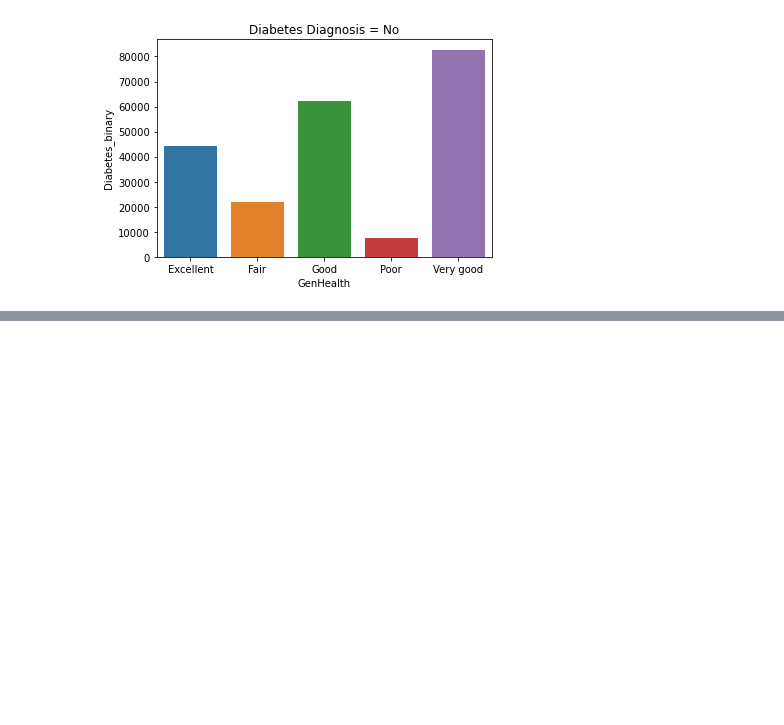
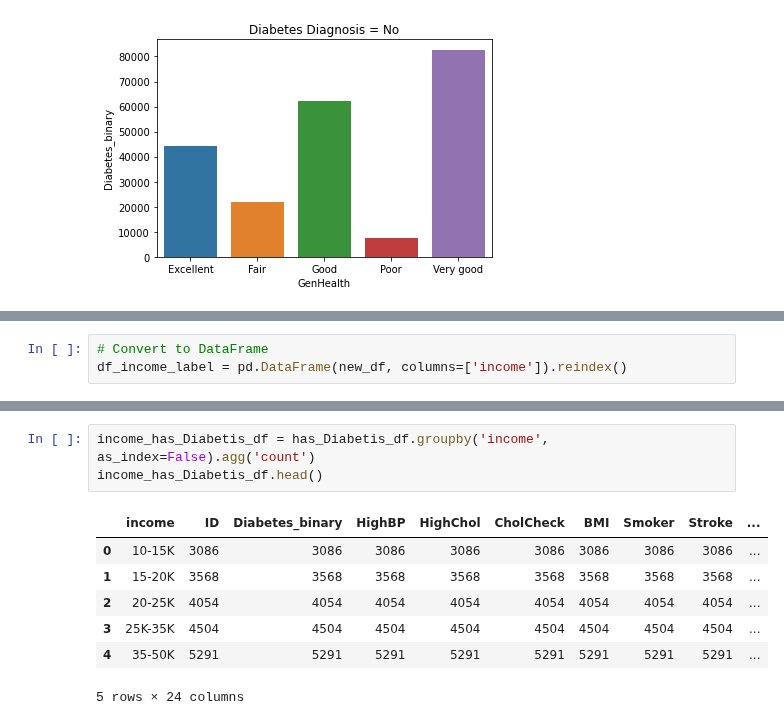
Before and after one commit to yourexodus/capstone_CDC, a Jupyter notebook: Feature_Engineering.ipynb, the cells around one changed output, grey strips where cells are left out. Cells and saved outputs as stored; diff of their text form; blank space fills up the shorter version.

```diff
--- a/Feature_Engineering.ipynb
+++ b/Feature_Engineering.ipynb
@@ -175,0 +214,3 @@ plt.show()
+# %%
+# Convert to DataFrame
+df_income_label = pd.DataFrame(new_df, columns=['income']).reindex()
@@ -175,0 +266,11 @@ plt.show()
+# %%
+income_has_Diabetis_df = has_Diabetis_df.groupby('income', as_index=False).agg('count')
+income_has_Diabetis_df.head()
+# %% [output]
+|  | income | ID | Diabetes_binary | HighBP | HighChol | CholCheck | BMI | Smoker | Stroke | ... |
+| 0 | 10-15K | 3086 | 3086 | 3086 | 3086 | 3086 | 3086 | 3086 | 3086 | ... |
+| 1 | 15-20K | 3568 | 3568 | 3568 | 3568 | 3568 | 3568 | 3568 | 3568 | ... |
+| 2 | 20-25K | 4054 | 4054 | 4054 | 4054 | 4054 | 4054 | 4054 | 4054 | ... |
+| 3 | 25K-35K | 4504 | 4504 | 4504 | 4504 | 4504 | 4504 | 4504 | 4504 | ... |
+| 4 | 35-50K | 5291 | 5291 | 5291 | 5291 | 5291 | 5291 | 5291 | 5291 | ... |
+5 rows × 24 columns
```
Also changed, not shown: parts of 32 cells of this notebook.
